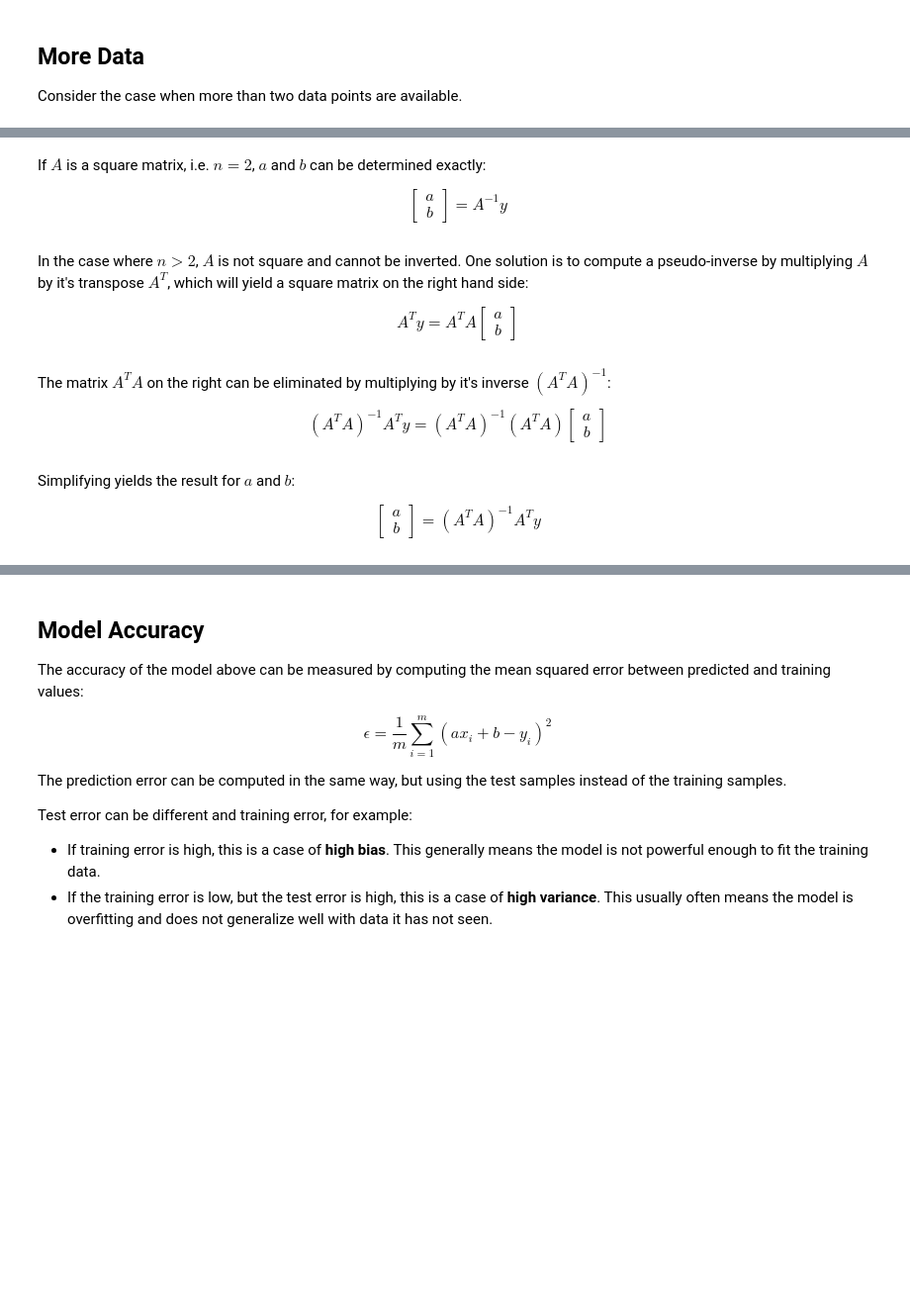
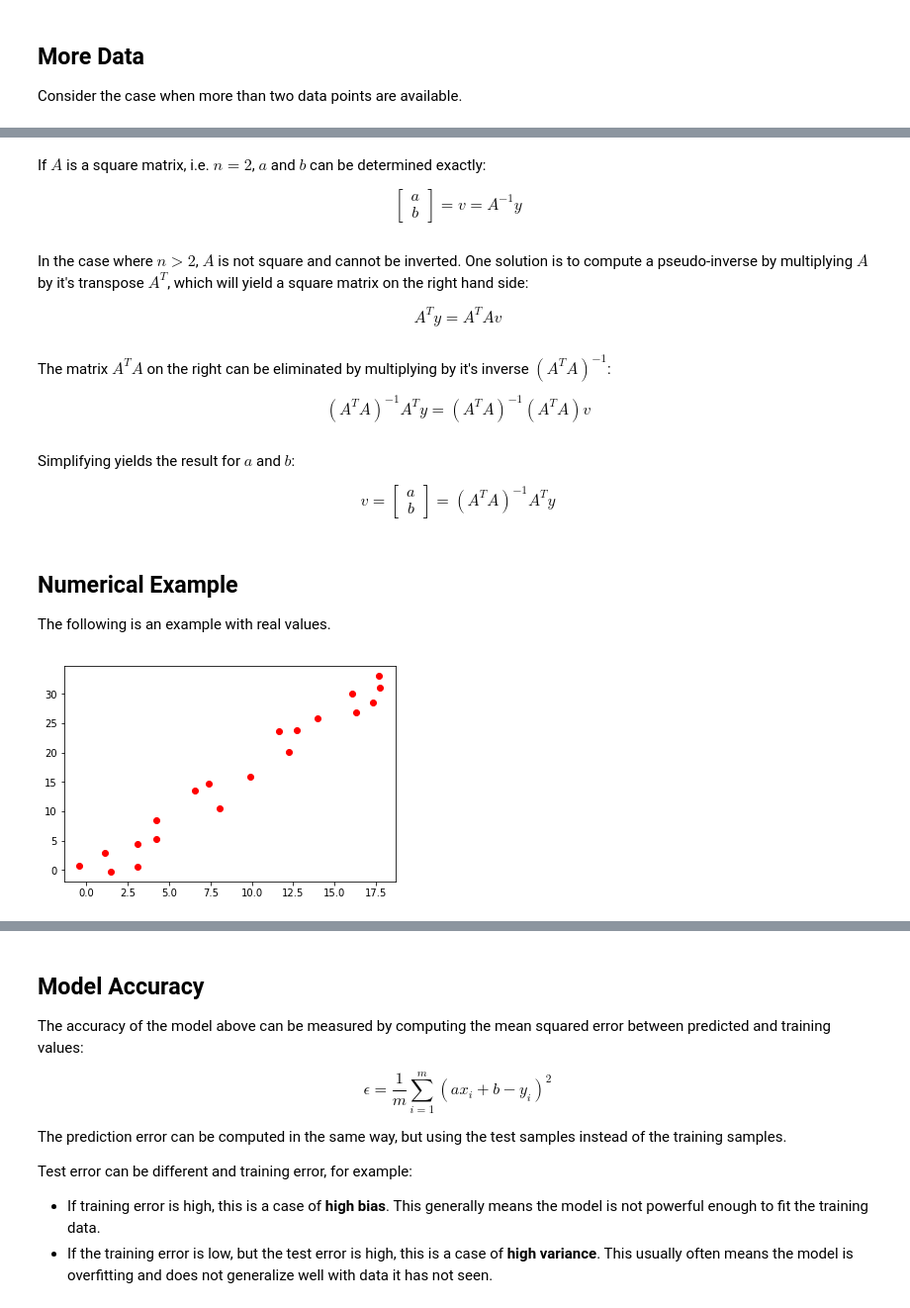
Before and after one commit to msiddalingaiah/MachineLearning, a Jupyter notebook: Regression/LinearRegression.ipynb, the cells around one changed output, grey strips where cells are left out. Shown: that part at 99% size. Saved outputs shown, nothing was run; the diff lists cells and outputs as text; code cells hidden in the pictures; blank space fills up the shorter version.

Commit message:
Add linear regression example

```diff
--- a/Regression/LinearRegression.ipynb
+++ b/Regression/LinearRegression.ipynb
@@ -171,25 +210,38 @@ If $A$ is a square matrix, i.e. $n = 2$, $a$ and $b$ can be determined exactly:
 $$ \begin{bmatrix}
 a \\
 b
-\end{bmatrix} = A^{-1} y \tag{6}$$
+\end{bmatrix} = v = A^{-1} y$$
 # %% [markdown]
 In the case where $n > 2$, $A$ is not square and cannot be inverted. One solution is to compute a pseudo-inverse by multiplying $A$ by it's transpose $A^T$, which will yield a square matrix on the right hand side:
 
-$$ A^T y = A^T A \begin{bmatrix}
-a \\
-b
-\end{bmatrix} \tag{7}$$
+$$ A^T y = A^T A v$$
 # %% [markdown]
 The matrix $A^T A$ on the right can be eliminated by multiplying by it's inverse $(A^T A)^{-1}$:
 
-$$ (A^T A)^{-1} A^T y = (A^T A)^{-1} (A^T A) \begin{bmatrix}
-a \\
-b
-\end{bmatrix} \tag{8} $$
+$$ (A^T A)^{-1} A^T y = (A^T A)^{-1} (A^T A) v$$
 # %% [markdown]
 Simplifying yields the result for $a$ and $b$:
 
-$$ \begin{bmatrix}
+$$ v = \begin{bmatrix}
 a \\
 b
-\end{bmatrix} = (A^T A)^{-1} A^T y\tag{9}$$
+\end{bmatrix} = (A^T A)^{-1} A^T y$$
+# %% [markdown]
+## Numerical Example
+
+The following is an example with real values.
+# %%
+x = np.array([-0.40033681,  1.12710083,  1.51535892,  3.13012734,  3.07744676,
+        4.25275393,  6.535855  ,  4.23343874,  8.048823  ,  7.38773014,
+        9.91933651, 12.69142755, 11.61959316, 12.20667906, 13.98048109,
+       16.07602619, 16.31351797, 17.31102756, 17.74511659, 17.66863483])
+
+y = np.array([ 0.7261771 ,  2.86206199, -0.2489528 ,  0.63325248,  4.49244568,
+        5.30531409, 13.6101148 ,  8.48395548, 10.42996366, 14.74172737,
+       15.88897483, 23.76571743, 23.61602269, 20.17880228, 25.85779471,
+       30.11114371, 26.88735809, 28.57977723, 30.99383456, 33.03676545])
+
+plt.scatter(x, y, color='red')
+plt.show()
+# %% [output]
+[figure, added]
```
Also changed, not shown: parts of 21 cells of this notebook.
